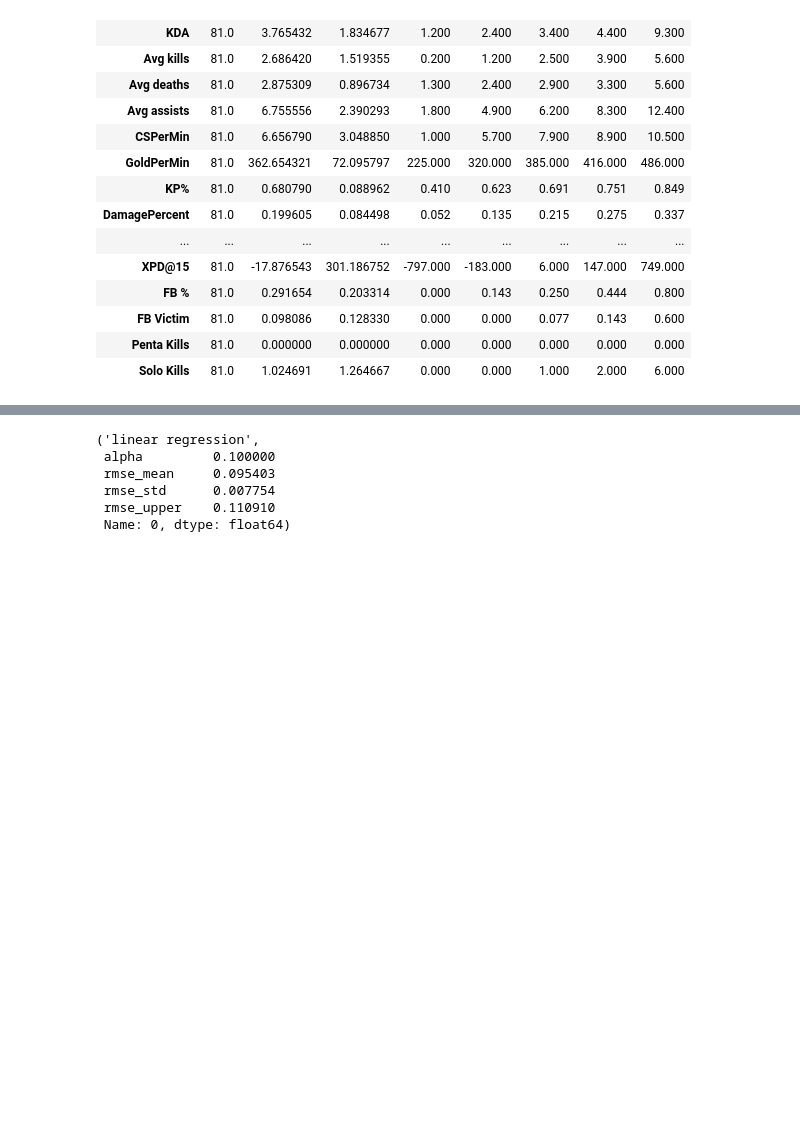
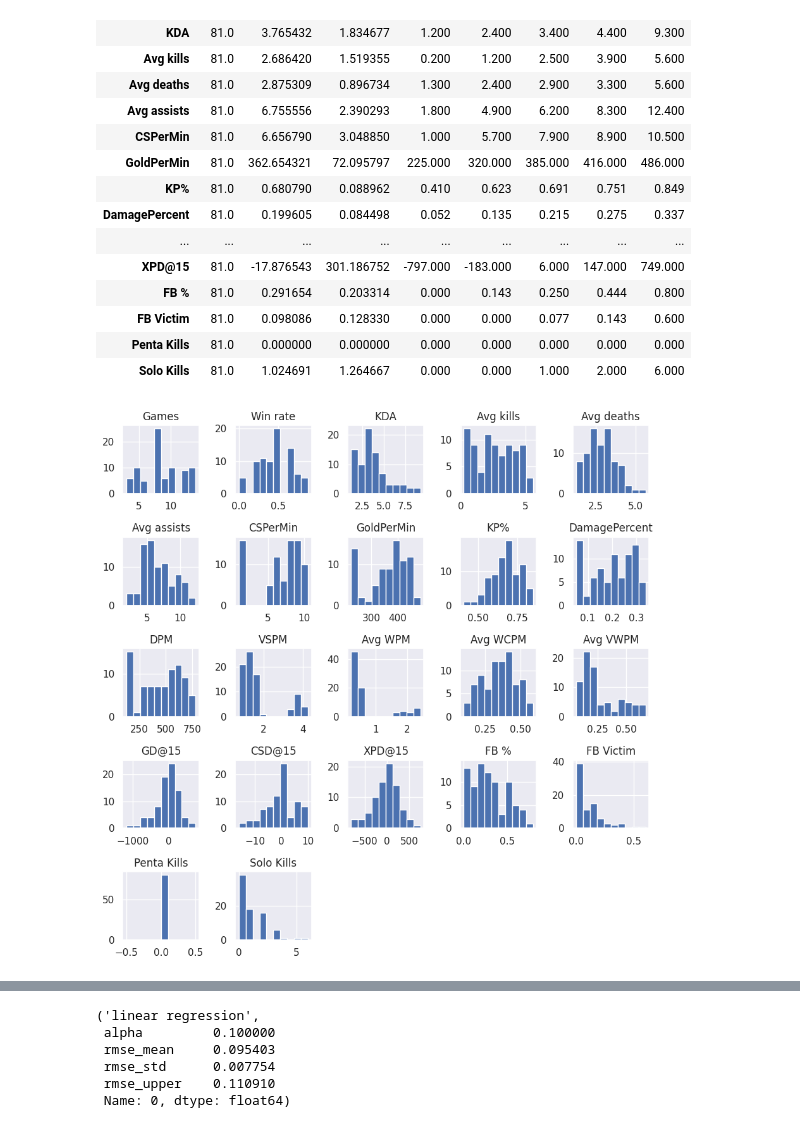
Before and after one commit to spencer18001/ml_zoomcamp_project_2024_midterm, a Jupyter notebook: Notebook/notebook.ipynb, the cells around one changed output, grey strips where cells are left out. Drawn from its saved outputs; the diff is of its cells as text; code cells hidden in the pictures; blank space fills up the shorter version.

```diff
--- a/Notebook/notebook.ipynb
+++ b/Notebook/notebook.ipynb
@@ -5,6 +5,7 @@
 !pip install tqdm xgboost
 !wget -O player_statistics_cleaned_final.csv https://raw.githubusercontent.com/spencer18001/ml_zoomcamp_project_2024_midterm/refs/heads/main/Data/player_statistics_cleaned_final.csv
 # %%
+import math
 import numpy as np
 import pandas as pd
 import matplotlib.pyplot as plt
@@ -19,5 +20,7 @@ from sklearn.ensemble import RandomForestRegressor
 from sklearn.metrics import mutual_info_score, root_mean_squared_error
 from tqdm.auto import tqdm
 import xgboost as xgb
+
+sns.set_theme()
 # %% [markdown]
 ## EDA
@@ -127,4 +142,9 @@ df.describe().T
 | FB Victim | 81.0 | 0.098086 | 0.128330 | 0.000 | 0.000 | 0.077 | 0.143 | 0.600 |
 | Penta Kills | 81.0 | 0.000000 | 0.000000 | 0.000 | 0.000 | 0.000 | 0.000 | 0.000 |
 | Solo Kills | 81.0 | 1.024691 | 1.264667 | 0.000 | 0.000 | 1.000 | 2.000 | 6.000 |
+# %%
+df.hist(figsize=(9,9))
+plt.tight_layout()
+# %% [output]
+[figure, added]
 # %%
```
Also changed, not shown: parts of 49 cells of this notebook.
